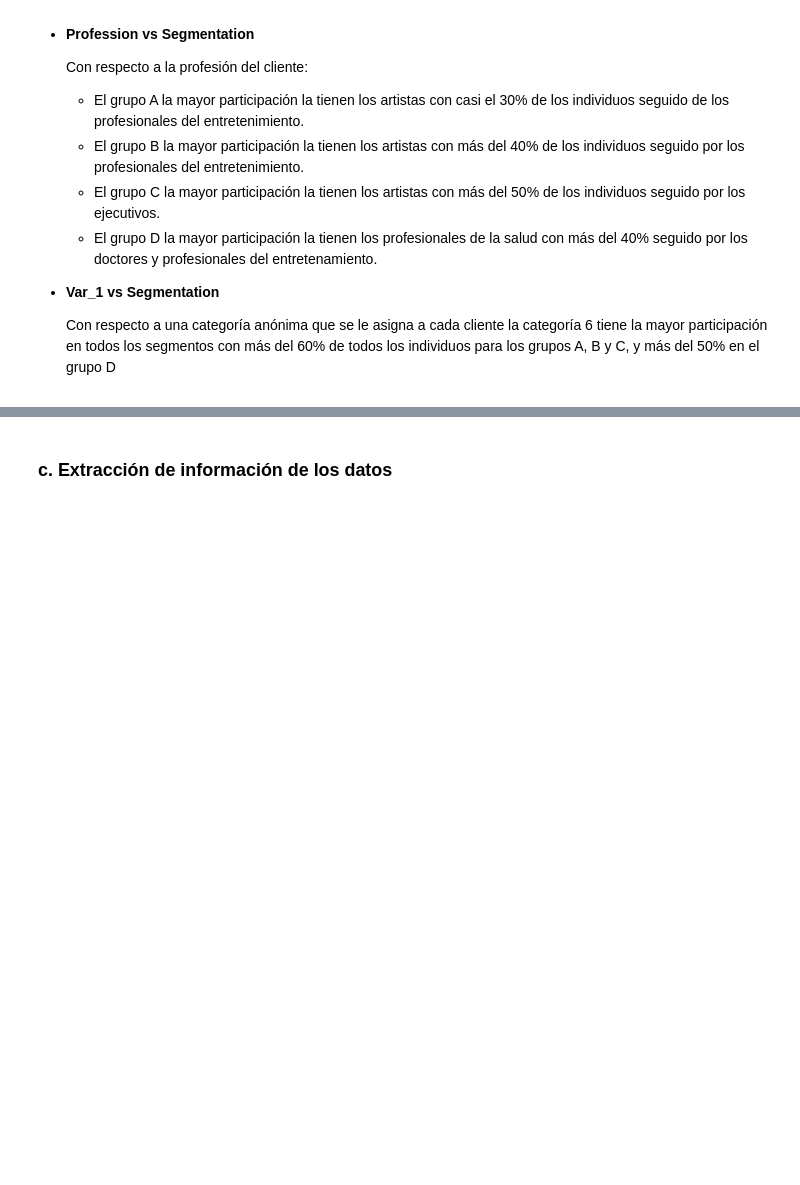
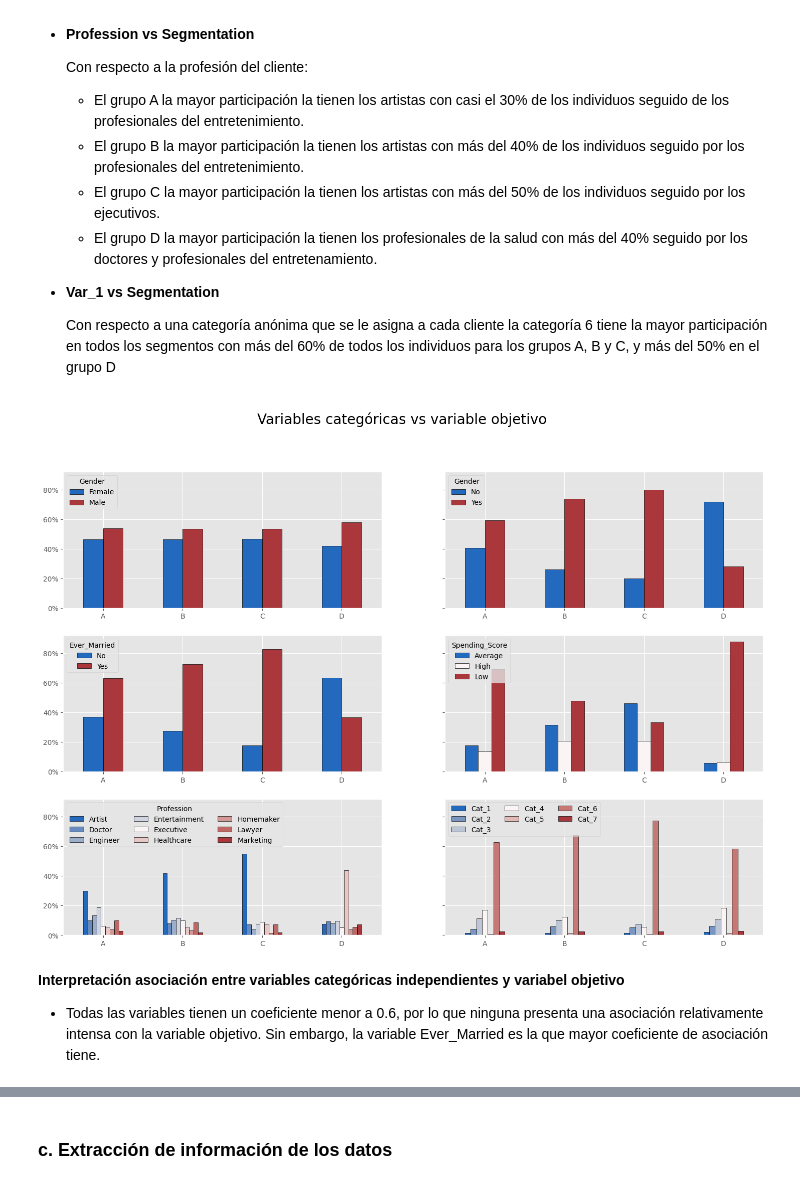
Before and after one commit to maryyuliana/fundamentos_I, a Jupyter notebook: Proyecto.ipynb, the cells around one changed output, grey strips where cells are left out. Drawn from its saved outputs; the diff is of its cells as text; code cells hidden in the pictures; blank space fills up the shorter version.

```diff
--- a/Proyecto.ipynb
+++ b/Proyecto.ipynb
@@ -366,37 +311,39 @@ ax1.tick_params(axis='x', rotation=0)  ## ROTAR LAS ETIQUETAS DEL EJE X
 ax1.legend(loc = 'upper left', title = 'Gender')
 ax1.set_xlabel(None)
 
 pd.crosstab(train.Segmentation,train.Ever_Married,train.Age,aggfunc='count', normalize = 'index').plot(kind = 'bar', ax = ax2, edgecolor = 'black', colormap= 'vlag')
 ax2.get_yaxis().set_major_formatter(matplotlib.ticker.PercentFormatter(xmax = 1,decimals = 0))  ## MUESTRA LOS TICKS DEL EJE Y EN PORCENTAJE
 ax2.tick_params(axis='x', rotation=0)
-ax2.legend(loc = 'upper left')
+ax2.legend(loc = 'upper left',  title = 'Gender')
 ax2.set_xlabel(None)
 
 pd.crosstab(train.Segmentation,train.Graduated,train.Age,aggfunc='count', normalize = 'index').plot(kind = 'bar', ax = ax3, edgecolor = 'black',colormap= 'vlag')
 ax3.get_yaxis().set_major_formatter(matplotlib.ticker.PercentFormatter(xmax = 1,decimals = 0))  ## MUESTRA LOS TICKS DEL EJE Y EN PORCENTAJE
 ax3.tick_params(axis='x', rotation=0)  ## ROTAR LAS ETIQUETAS DEL EJE X
-ax3.legend(loc = 'upper left', title = 'Graduated')
+ax3.legend(loc = 'upper left', title = 'Ever_Married')
 ax3.set_xlabel(None)
 
 pd.crosstab(train.Segmentation,train.Spending_Score,train.Age,aggfunc='count', normalize = 'index').plot(kind = 'bar', ax = ax4, edgecolor = 'black',colormap= 'vlag')
 ax4.get_yaxis().set_major_formatter(matplotlib.ticker.PercentFormatter(xmax = 1,decimals = 0))  ## MUESTRA LOS TICKS DEL EJE Y EN PORCENTAJE
 ax4.tick_params(axis='x', rotation = 0)
-ax4.legend(loc = 'upper left')
+ax4.legend(loc = 'upper left', title = 'Spending_Score')
 ax4.set_xlabel(None)
 
 pd.crosstab(train.Segmentation,train.Profession,train.Age,aggfunc='count', normalize = 'index').plot(kind = 'bar', ax = ax5, edgecolor = 'black',colormap= 'vlag')
 ax5.get_yaxis().set_major_formatter(matplotlib.ticker.PercentFormatter(xmax = 1,decimals = 0))  ## MUESTRA LOS TICKS DEL EJE Y EN PORCENTAJE
 ax5.tick_params(axis='x', rotation=0)  ## ROTAR LAS ETIQUETAS DEL EJE X
-ax5.legend(loc = 'upper left', ncols = 3)
+ax5.legend(loc = 'upper left', ncols = 3, title = 'Profession')
 ax5.set_xlabel(None)
 
 pd.crosstab(train.Segmentation,train.Var_1,train.Age,aggfunc='count', normalize = 'index').plot(kind = 'bar', ax = ax6, edgecolor = 'black',colormap= 'vlag')
 ax6.get_yaxis().set_major_formatter(matplotlib.ticker.PercentFormatter(xmax = 1,decimals = 0))  ## MUESTRA LOS TICKS DEL EJE Y EN PORCENTAJE
 ax6.tick_params(axis='x', rotation=0)
 ax6.legend(loc = 'upper left', ncols = 3)
 ax6.set_xlabel(None)
 fig.suptitle('Variables categóricas vs variable objetivo', fontsize = 20)
 plt.show()
+# %% [output]
+[figure, added]
 # %%
 def calcular_coeficiente_contingencia(df: pd.DataFrame, cols: list, target_col: str) -> pd.DataFrame:
     resultados = []
@@ -410,5 +357,8 @@ def calcular_coeficiente_contingencia(df: pd.DataFrame, cols: list, target_col:
     df_resultado.sort_values(by='Coeficiente de Contingencia', ascending=False, inplace=True)
     df_resultado.reset_index(drop=True, inplace=True)
     return df_resultado.round(4)
+# %% [markdown]
+**Interpretación asociación entre variables categóricas independientes y variabel objetivo**
+ - Todas las variables tienen un coeficiente menor a 0.6, por lo que ninguna presenta una asociación relativamente intensa con la variable objetivo. Sin embargo, la variable Ever_Married es la que mayor coeficiente de asociación tiene.
 # %%
 calcular_coeficiente_contingencia(train1,categ_idx, 'Segmentation')
```
Also changed, not shown: parts of 49 cells of this notebook.
